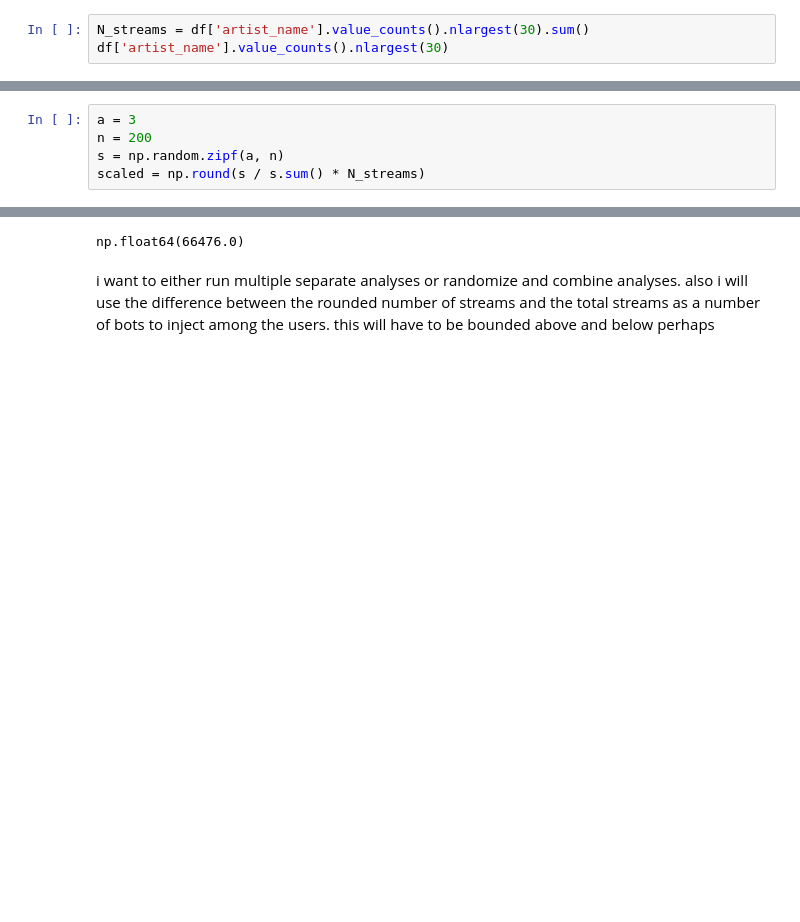
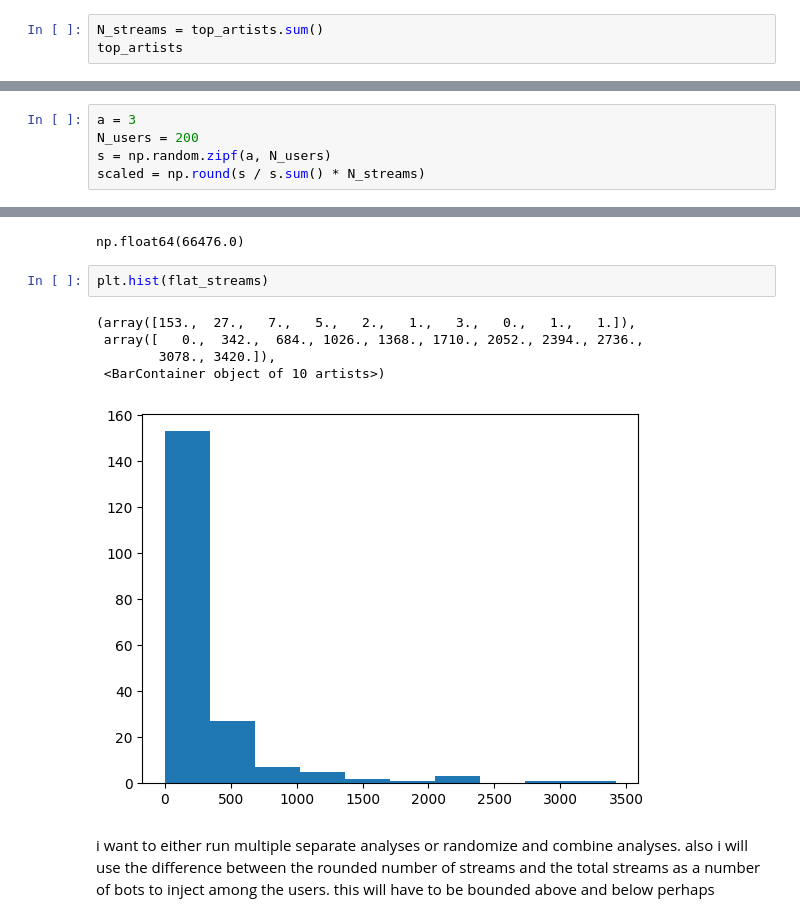
Before and after one commit to evanfrang/streaming_fraud_analysis, a Jupyter notebook: eda.ipynb, the cells around one changed output, grey strips where cells are left out. Cells and saved outputs as stored; diff of their text form; blank space fills up the shorter version.

```diff
--- a/eda.ipynb
+++ b/eda.ipynb
@@ -51,6 +51,6 @@ np.float64(0.4845340278875427)
 # %%
-N_streams = df['artist_name'].value_counts().nlargest(30).sum()
-df['artist_name'].value_counts().nlargest(30)
+N_streams = top_artists.sum()
+top_artists
 # %% [output]
 artist_name
 The Beatles                     13543
@@ -84,6 +81,6 @@ Add in order 100 users that follow a power law of songs listened to.
 Chunk data into users and maintain sessions
 # %%
 a = 3
-n = 200
-s = np.random.zipf(a, n)
+N_users = 200
+s = np.random.zipf(a, N_users)
 scaled = np.round(s / s.sum() * N_streams)
@@ -148,5 +121,13 @@ flat_streams = [item for sublist in raw_counts for item in sublist]
 np.sum(flat_streams)
 # %% [output]
 np.float64(66476.0)
+# %%
+plt.hist(flat_streams)
+# %% [output]
+(array([153.,  27.,   7.,   5.,   2.,   1.,   3.,   0.,   1.,   1.]),
+ array([   0.,  342.,  684., 1026., 1368., 1710., 2052., 2394., 2736.,
+        3078., 3420.]),
+ <BarContainer object of 10 artists>)
+[figure, added]
 # %% [markdown]
 i want to either run multiple separate analyses or randomize and combine analyses. also i will use the difference between the rounded number of streams and the total streams as a number of bots to inject among the users. this will have to be bounded above and below perhaps
```
Also changed, not shown: parts of 12 cells of this notebook.
